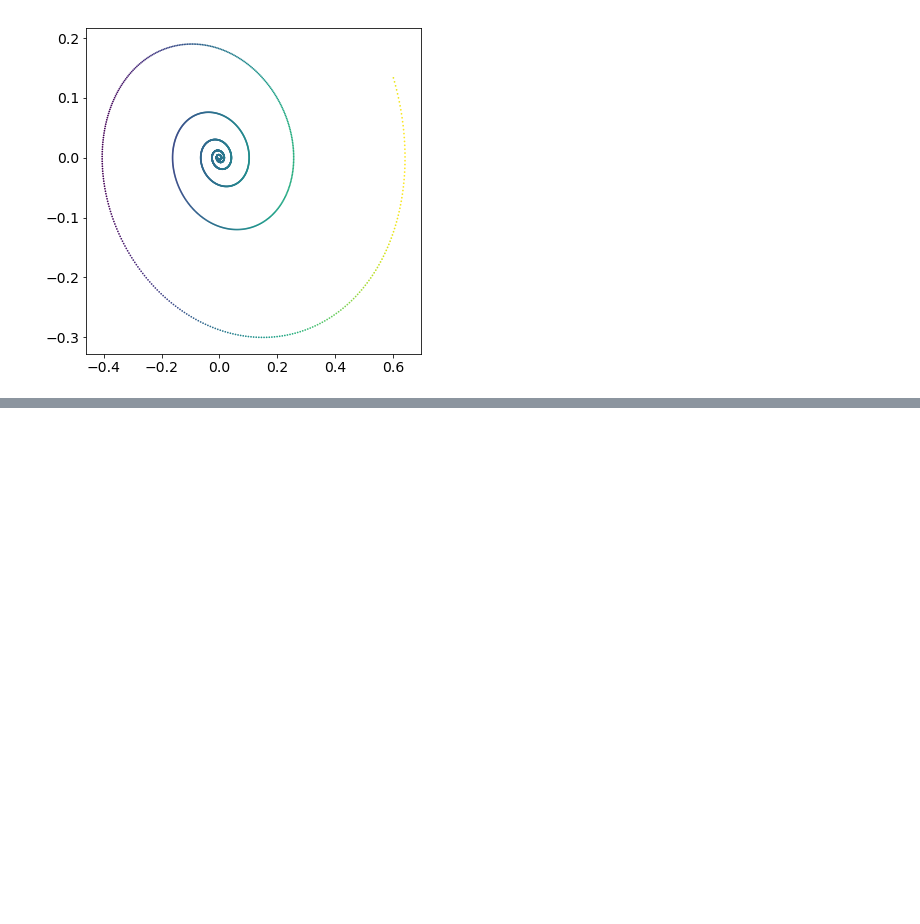
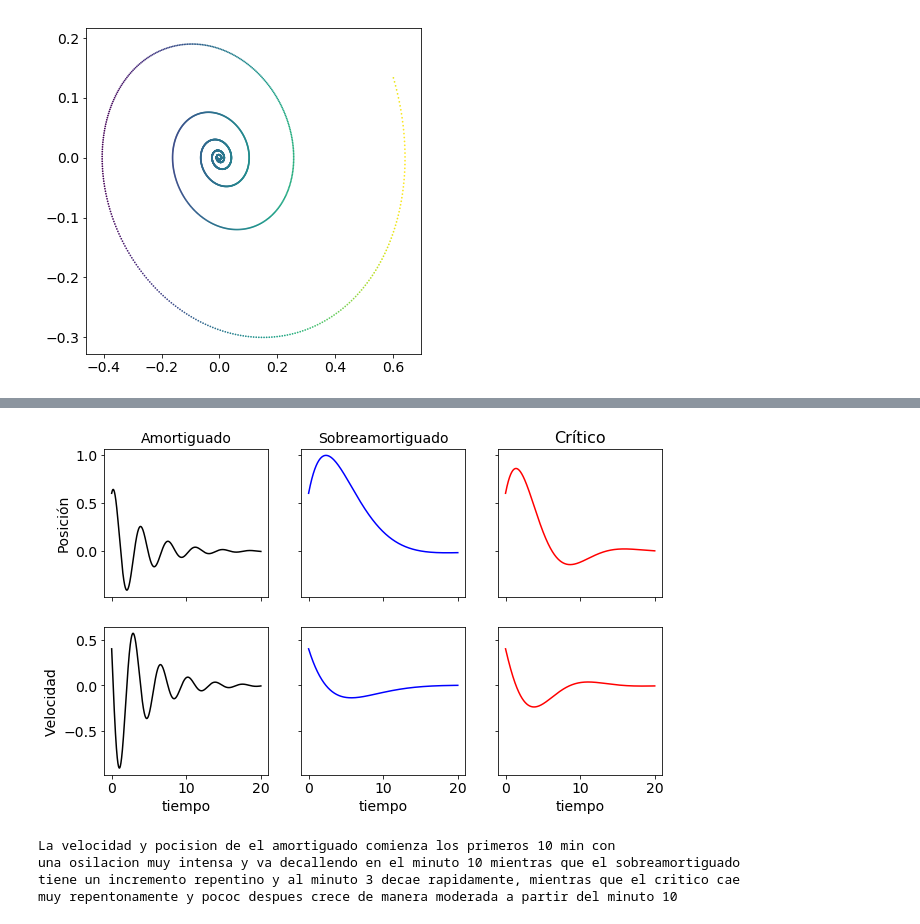
Before and after one commit to isaaclaz/adivina, a Jupyter notebook: clase 5 amortiguador.ipynb, the cells around one changed output, grey strips where cells are left out. Cells and saved outputs as stored; diff of their text form; code cells hidden in the pictures; blank space fills up the shorter version.

```diff
--- a/clase 5 amortiguador.ipynb
+++ b/clase 5 amortiguador.ipynb
@@ -47,0 +142,30 @@ plt.show()
+# %%
+fig, ((ax1, ax2, ax3), (ax4, ax5, ax6)) = plt.subplots(2, 3, sharex='col',
+                                                       sharey='row',figsize =(10,6))
+ax1.plot(tiempo, xx, c = 'k')
+ax1.set_title('Amortiguado', fontsize = 14)
+ax1.set_ylabel('Posición', fontsize = 14)
+ax2.plot(tiempo, xxA, c = 'b')
+ax2.set_title('Sobreamortiguado', fontsize = 14)
+ax3.plot(tiempo, xxC, c = 'r')
+ax3.set_title('Crítico', fontsize = 16)
+ax4.plot(tiempo, yy, c = 'k')
+ax4.set_ylabel('Velocidad', fontsize = 14)
+ax4.set_xlabel('tiempo', fontsize = 14)
+ax5.plot(tiempo, yyA, c = 'b')
+ax5.set_xlabel('tiempo', fontsize = 14)
+ax6.plot(tiempo, yyC, c = 'r')
+ax6.set_xlabel('tiempo', fontsize = 14)
+plt.show()
+# %% [output]
+[figure, added]
+# %%
+print("La velocidad y pocision de el amortiguado comienza los primeros 10 min con")
+print("una osilacion muy intensa y va decallendo en el minuto 10 mientras que el sobreamortiguado")
+print("tiene un incremento repentino y al minuto 3 decae rapidamente, mientras que el critico cae" )
+print("muy repentonamente y pococ despues crece de manera moderada a partir del minuto 10")
+# %% [output]
+La velocidad y pocision de el amortiguado comienza los primeros 10 min con
+una osilacion muy intensa y va decallendo en el minuto 10 mientras que el sobreamortiguado
+tiene un incremento repentino y al minuto 3 decae rapidamente, mientras que el critico cae
+muy repentonamente y pococ despues crece de manera moderada a partir del minuto 10
```
Also changed, not shown: parts of 20 cells of this notebook.
